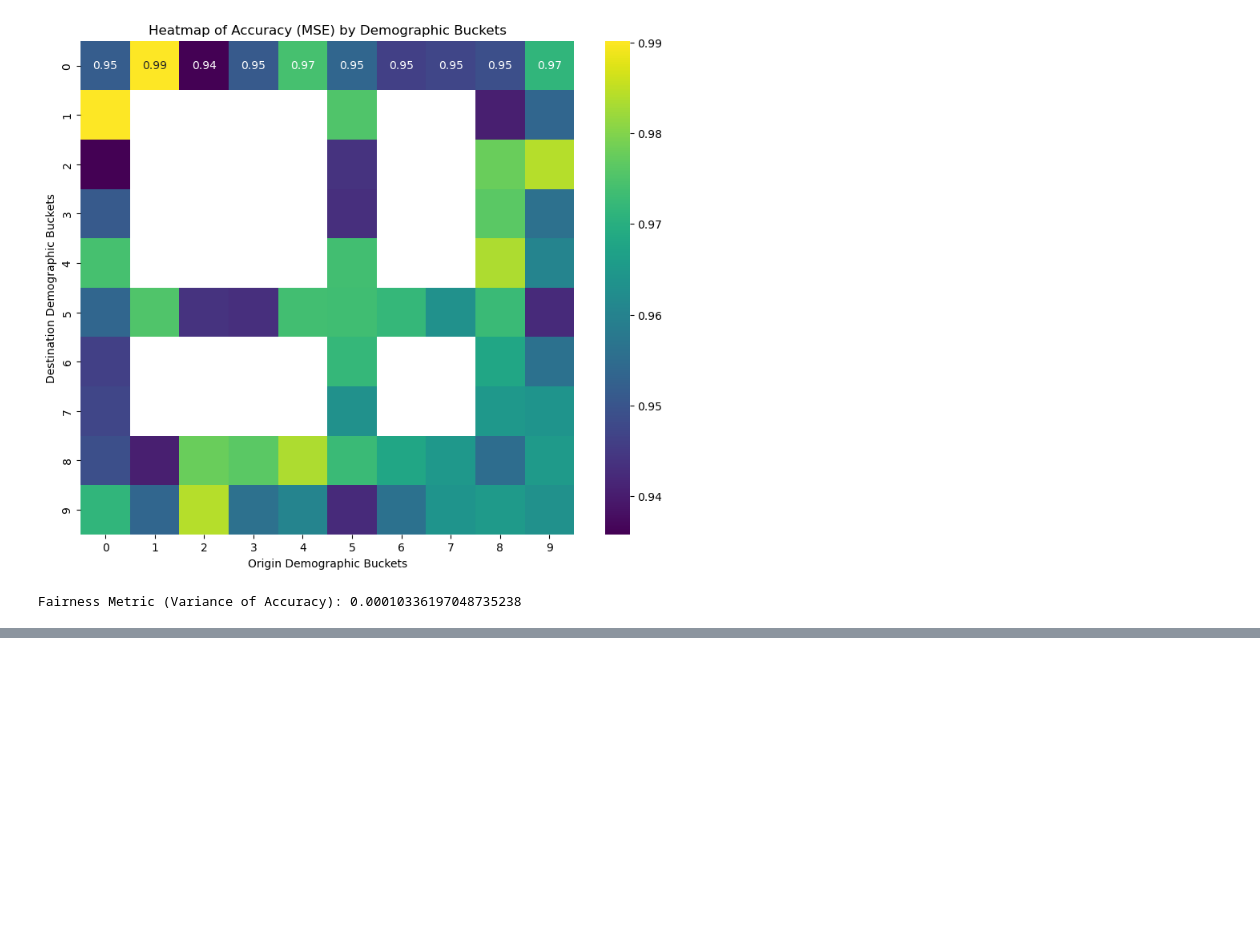
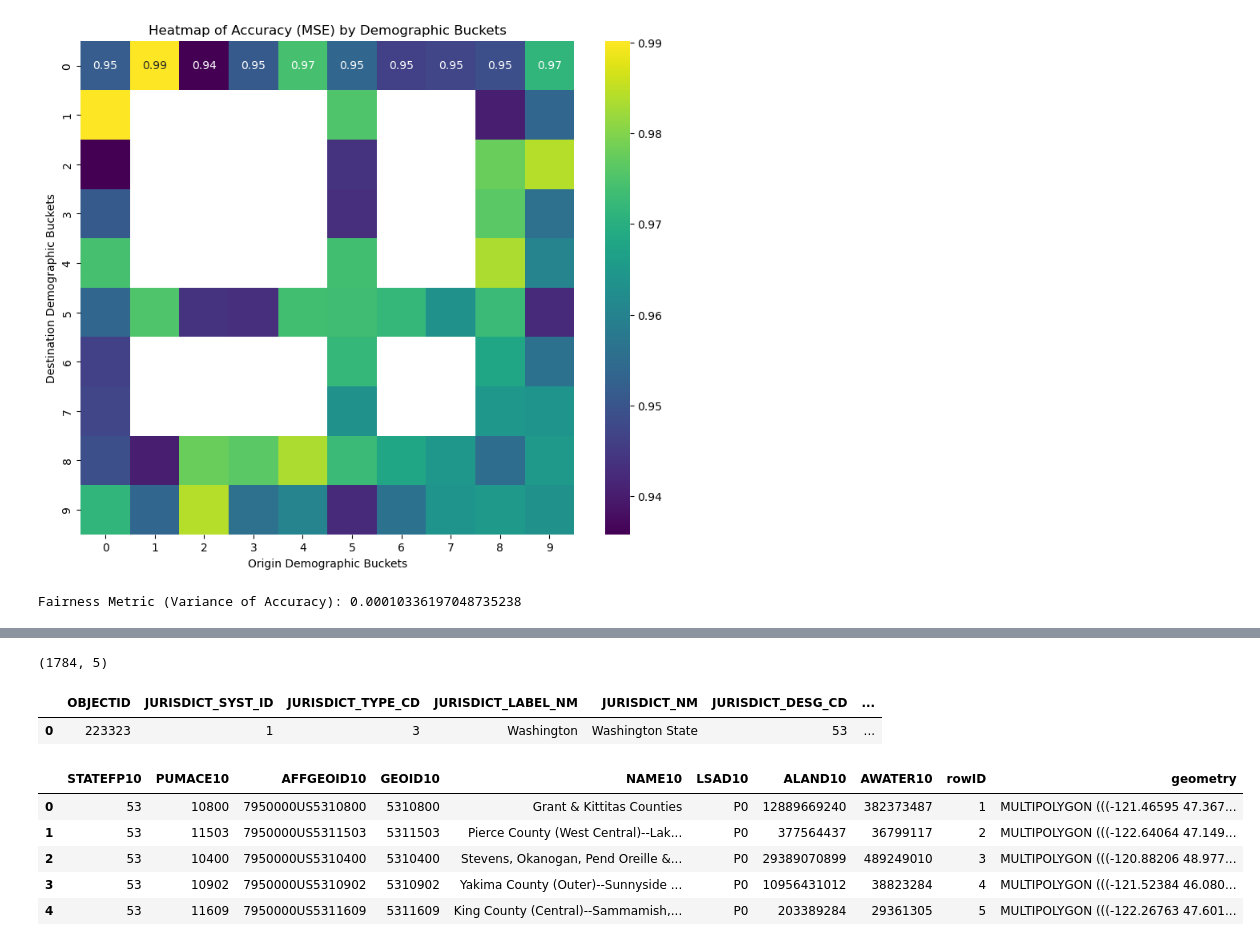
Before and after one commit to DSSG24-CF-Fairness/crowdflow-fairness, a Jupyter notebook: evaluation/test.ipynb, the cells around one changed output, grey strips where cells are left out. Cells and saved outputs as stored; diff of their text form; code cells hidden in the pictures; blank space fills up the shorter version.

```diff
--- a/evaluation/test.ipynb
+++ b/evaluation/test.ipynb
@@ -309,0 +414,4 @@ Fairness Metric (Variance of Accuracy): 0.00010336197048735238
+# %%
+tracts.shape
+# %% [output]
+(1784, 5)
@@ -309,0 +425,7 @@ Fairness Metric (Variance of Accuracy): 0.00010336197048735238
+# %%
+import geopandas as gpd
+boundary = gpd.read_file("/Users/apoorvasheera/Documents/DSSG/Crowd Flow/crowdflow-fairness/data/WA/WA_State_Boundary.geojson")
+boundary.head()
+# %% [output]
+|  | OBJECTID | JURISDICT_SYST_ID | JURISDICT_TYPE_CD | JURISDICT_LABEL_NM | JURISDICT_NM | JURISDICT_DESG_CD | ... |
+| 0 | 223323 | 1 | 3 | Washington | Washington State | 53 | ... |
@@ -309,0 +434,11 @@ Fairness Metric (Variance of Accuracy): 0.00010336197048735238
+# %%
+import geopandas as gpd
+boundary_old = gpd.read_file("/Users/apoorvasheera/Documents/DSSG/Crowd Flow/crowdflow-fairness/data/WA/boundary.geojson")
+boundary_old.head()
+# %% [output]
+|  | STATEFP10 | PUMACE10 | AFFGEOID10 | GEOID10 | NAME10 | LSAD10 | ALAND10 | AWATER10 | rowID | geometry |
+| 0 | 53 | 10800 | 7950000US5310800 | 5310800 | Grant & Kittitas Counties | P0 | 12889669240 | 382373487 | 1 | MULTIPOLYGON (((-121.46595 47.367... |
+| 1 | 53 | 11503 | 7950000US5311503 | 5311503 | Pierce County (West Central)--Lak... | P0 | 377564437 | 36799117 | 2 | MULTIPOLYGON (((-122.64064 47.149... |
+| 2 | 53 | 10400 | 7950000US5310400 | 5310400 | Stevens, Okanogan, Pend Oreille &... | P0 | 29389070899 | 489249010 | 3 | MULTIPOLYGON (((-120.88206 48.977... |
+| 3 | 53 | 10902 | 7950000US5310902 | 5310902 | Yakima County (Outer)--Sunnyside ... | P0 | 10956431012 | 38823284 | 4 | MULTIPOLYGON (((-121.52384 46.080... |
+| 4 | 53 | 11609 | 7950000US5311609 | 5311609 | King County (Central)--Sammamish,... | P0 | 203389284 | 29361305 | 5 | MULTIPOLYGON (((-122.26763 47.601... |
```
Also changed, not shown: parts of 15 cells of this notebook, 17 other files.
